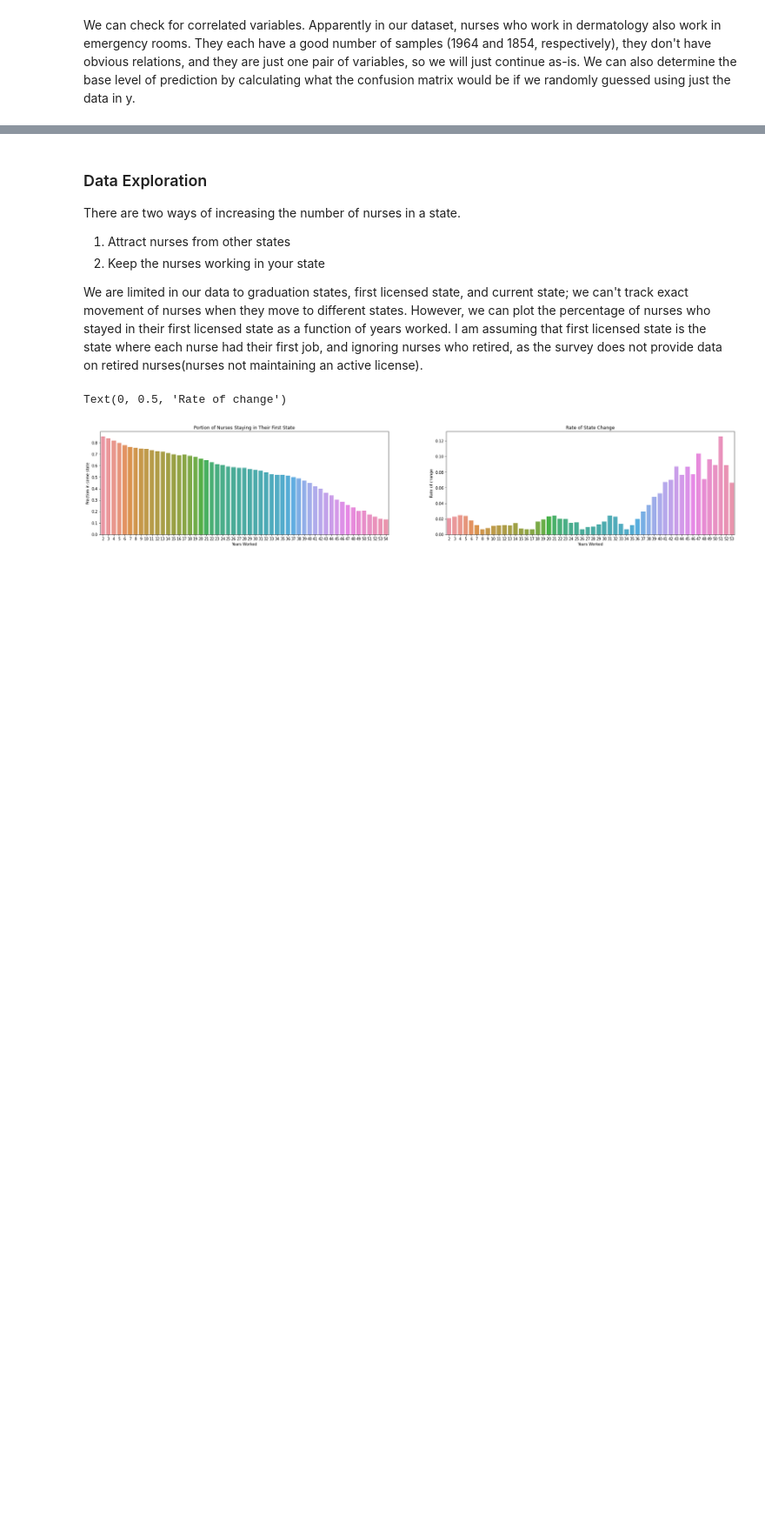
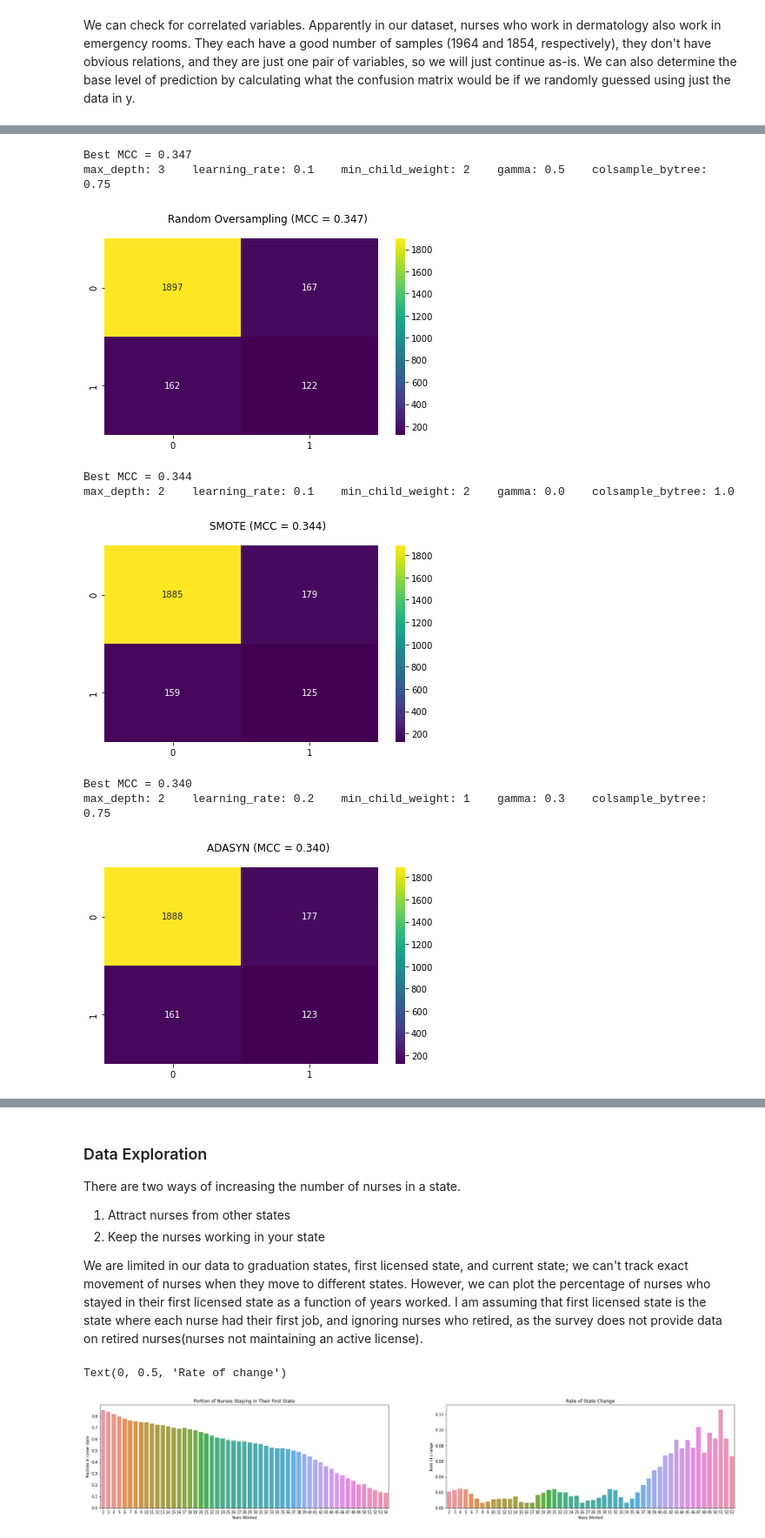
Before and after one commit to tk0802kim/Analysis-of-Nursing-Data, a Jupyter notebook: nursing_analysis.ipynb, the cells around one changed output, grey strips where cells are left out. Shown at 87% size. Cells and saved outputs as stored; diff of their text form; code cells hidden in the pictures; blank space fills up the shorter version.

```diff
--- a/nursing_analysis.ipynb
+++ b/nursing_analysis.ipynb
@@ -445,0 +509,15 @@ Lets look at some of these and gain some insights into actions that health insti
+# %%
+max_entries=20
+
+C = 0.021
+logit_model = linear_model.LogisticRegression(C=C, penalty='l2',max_iter=1000,random_state=6541).fit(x,y)
+
+print('Factors for nurses staying/leaving:')
+print('----------------------------')
+for i,c_i in enumerate(reversed(np.argsort(abs(logit_model.coef_[0])))):
+    name = x.columns[c_i]
+    print("{} ({:.3f})".format(name,logit_model.coef_[0][c_i]))
+    explain(name)
+    print(' ')
+    if i==max_entries:
+        break
@@ -596,0 +802,19 @@ SMOTE and ADASYN does not improve the accuracy.
+# %%
+#with open("GBM_results.dill", "rb") as f:
+#    [mcx_list,par_hist_list,b_par_list,threshold_list] = dill.load(f)
+
+#os
+for mode in list(titles.keys())[1:]:
+    GBM_predict(mode)
+    GBM_best_par(mode)
+    GBM_CV(mode)
+# %% [output]
+Best MCC = 0.347
+max_depth: 3    learning_rate: 0.1    min_child_weight: 2    gamma: 0.5    colsample_bytree: 0.75
+[figure, added]
+Best MCC = 0.344
+max_depth: 2    learning_rate: 0.1    min_child_weight: 2    gamma: 0.0    colsample_bytree: 1.0
+[figure, added]
+Best MCC = 0.340
+max_depth: 2    learning_rate: 0.2    min_child_weight: 1    gamma: 0.3    colsample_bytree: 0.75
+[figure, added]
```
Also changed, not shown: parts of 34 cells of this notebook.
